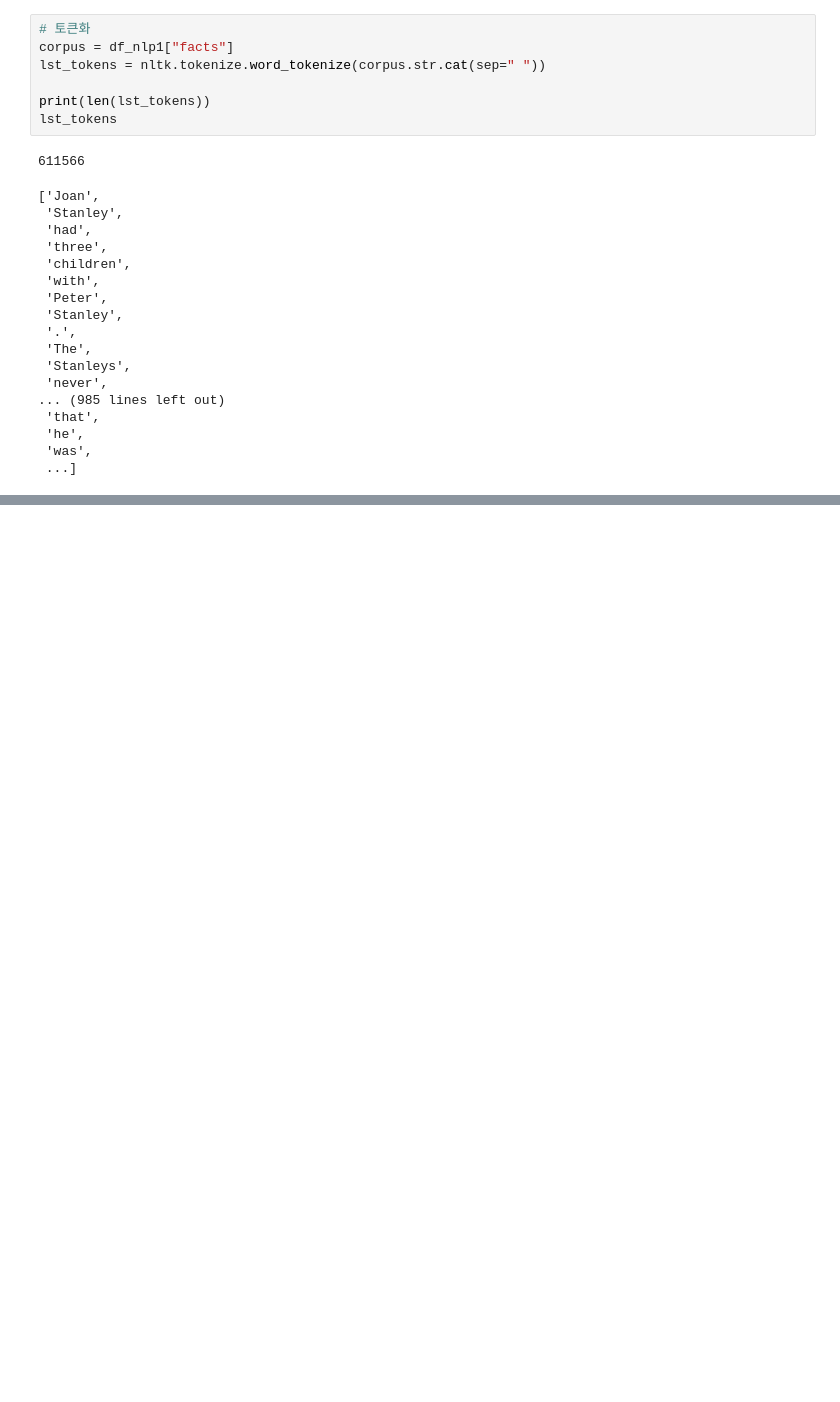
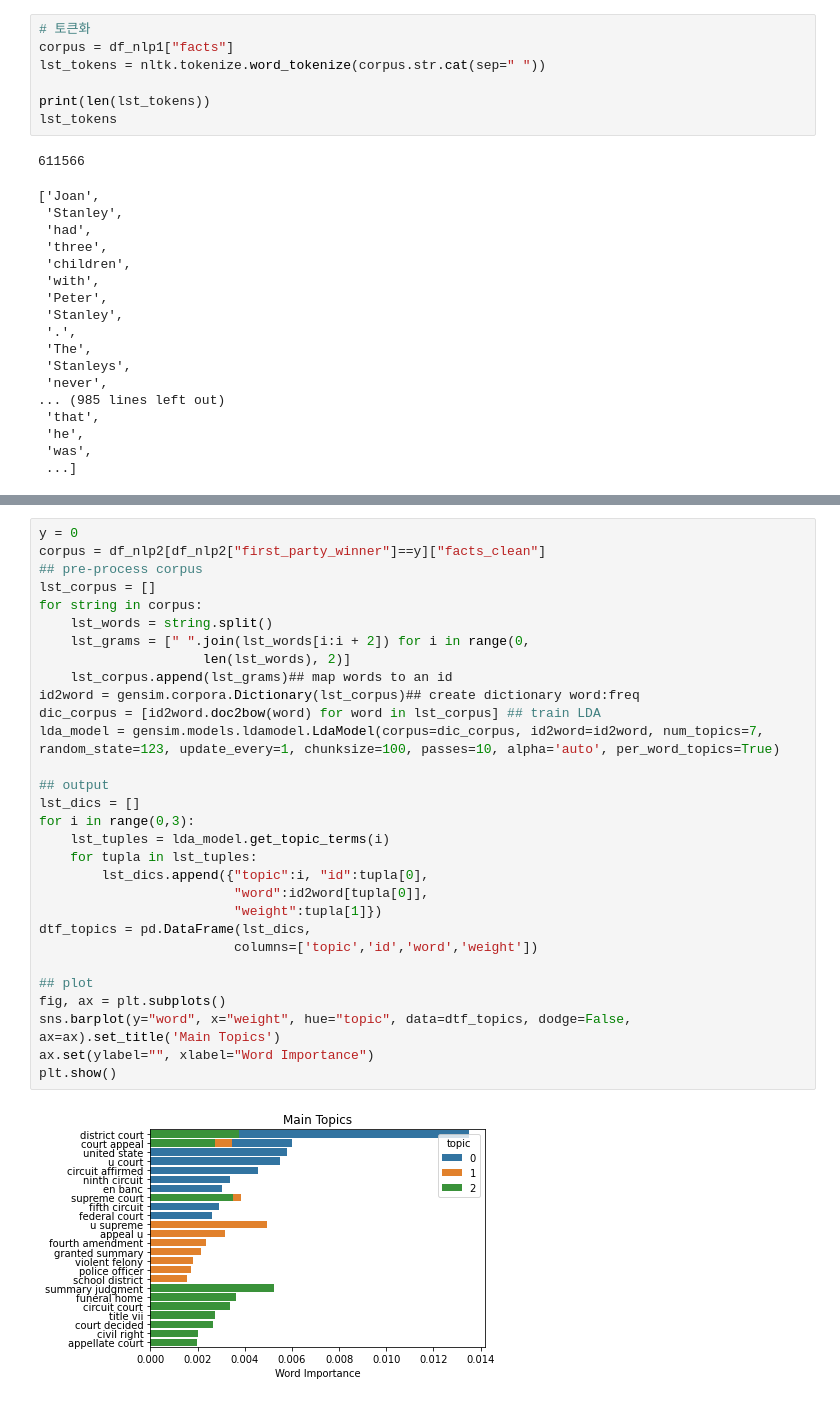
Before and after one commit to CountingMstar/Law, a Jupyter notebook: kaggle/Baseline.ipynb, the cells around one changed output, grey strips where cells are left out. Saved outputs shown, nothing was run; the diff lists cells and outputs as text; blank space fills up the shorter version.

```diff
--- a/kaggle/Baseline.ipynb
+++ b/kaggle/Baseline.ipynb
@@ -194,0 +333,32 @@ lem = nltk.stem.wordnet.WordNetLemmatizer()
+# %%
+y = 0
+corpus = df_nlp2[df_nlp2["first_party_winner"]==y]["facts_clean"]
+## pre-process corpus
+lst_corpus = []
+for string in corpus:
+    lst_words = string.split()
+    lst_grams = [" ".join(lst_words[i:i + 2]) for i in range(0,
+                     len(lst_words), 2)]
+    lst_corpus.append(lst_grams)## map words to an id
+id2word = gensim.corpora.Dictionary(lst_corpus)## create dictionary word:freq
+dic_corpus = [id2word.doc2bow(word) for word in lst_corpus] ## train LDA
+lda_model = gensim.models.ldamodel.LdaModel(corpus=dic_corpus, id2word=id2word, num_topics=7, random_state=123, update_every=1, chunksize=100, passes=10, alpha='auto', per_word_topics=True)
+
+## output
+lst_dics = []
+for i in range(0,3):
+    lst_tuples = lda_model.get_topic_terms(i)
+    for tupla in lst_tuples:
+        lst_dics.append({"topic":i, "id":tupla[0],
+                         "word":id2word[tupla[0]],
+                         "weight":tupla[1]})
+dtf_topics = pd.DataFrame(lst_dics,
+                         columns=['topic','id','word','weight'])
+
+## plot
+fig, ax = plt.subplots()
+sns.barplot(y="word", x="weight", hue="topic", data=dtf_topics, dodge=False, ax=ax).set_title('Main Topics')
+ax.set(ylabel="", xlabel="Word Importance")
+plt.show()
+# %% [output]
+[figure, added]
```
Also changed, not shown: parts of 50 cells of this notebook, 7 other files.
